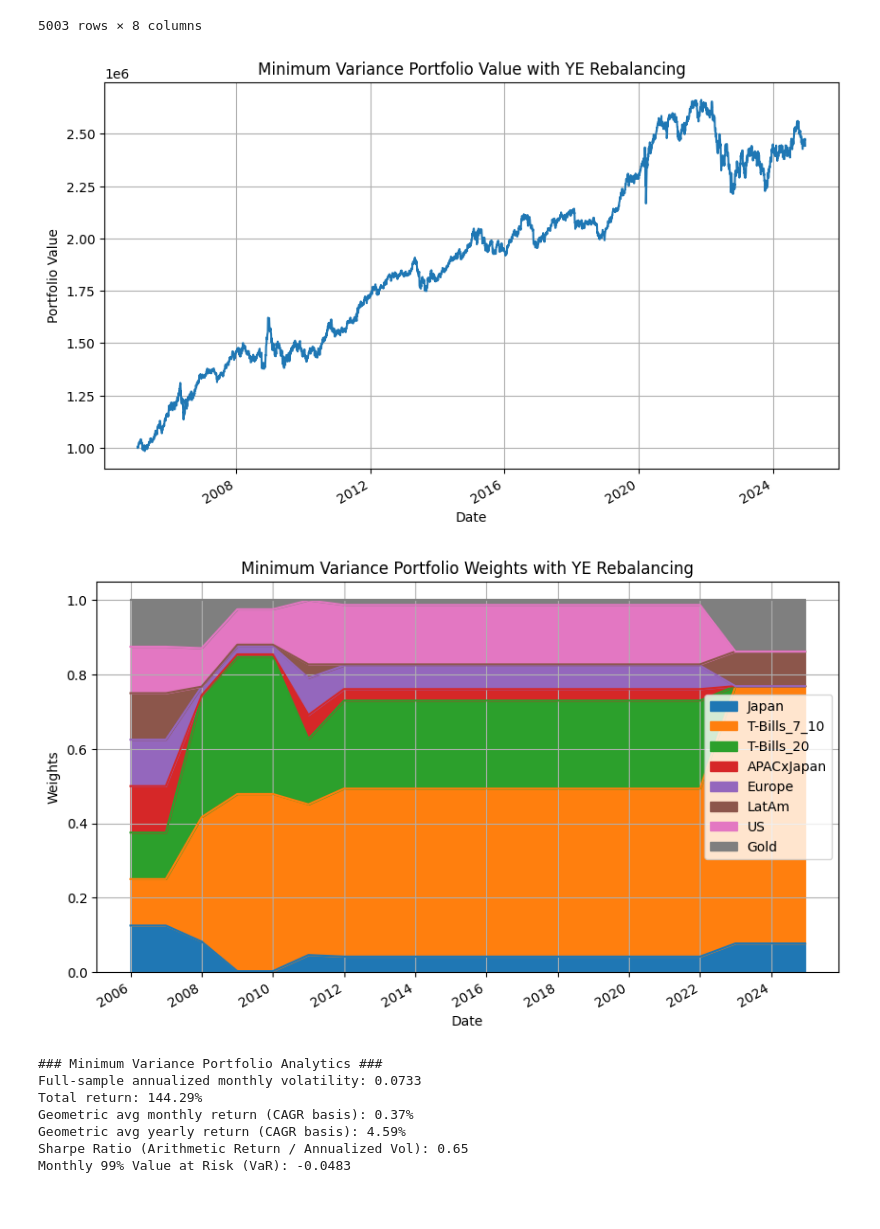
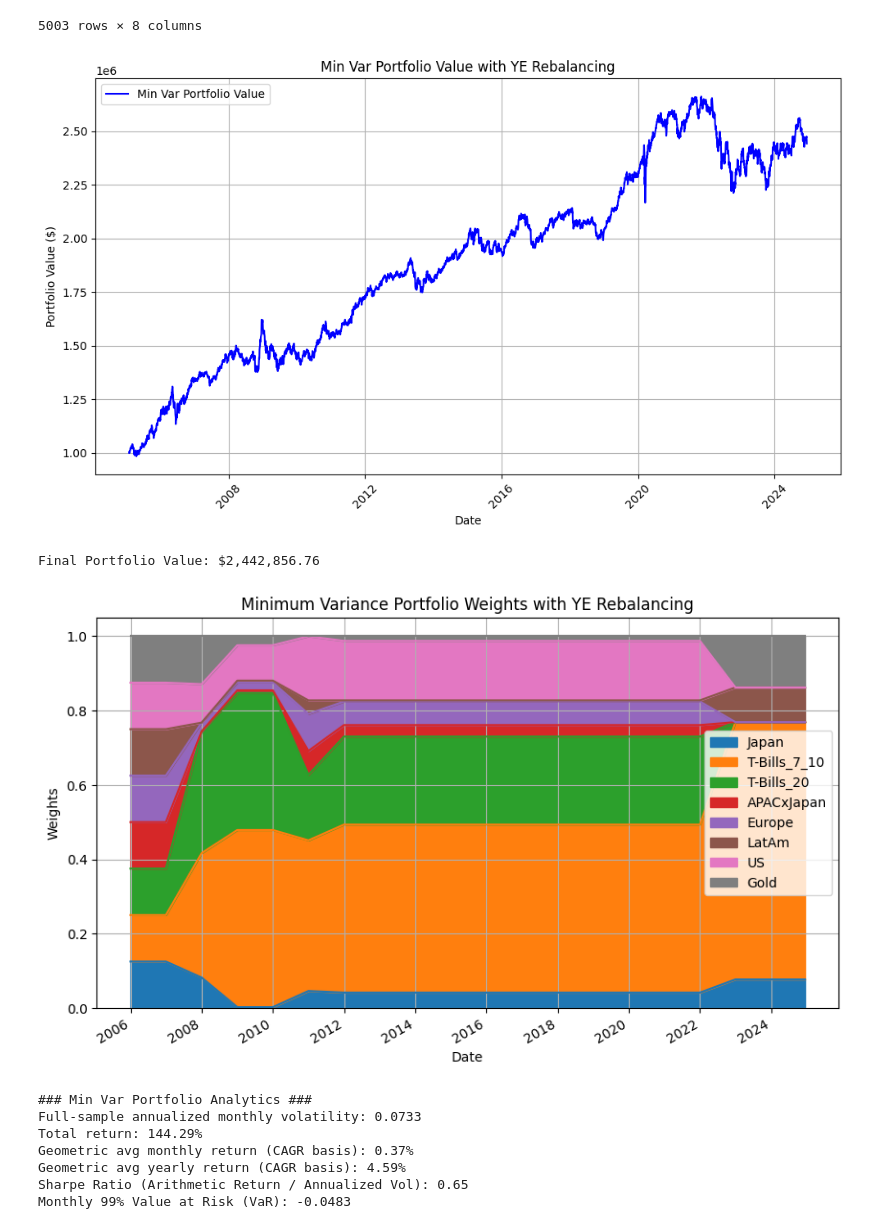
Before and after one commit to plaishev/asset_mgmt_seminar, a Jupyter notebook: Min_Var.ipynb, the cells around one changed output. Drawn from its saved outputs; the diff is of its cells as text; code cells hidden in the pictures.

```diff
--- a/Min_Var.ipynb
+++ b/Min_Var.ipynb
@@ -75,7 +75,7 @@ returns
 | 2024-12-13 | -0.011795 | -0.004674 | -0.010211 | -0.003680 | 0.000738 | -0.005998 | -0.000181 | -0.011667 |
 5003 rows × 8 columns
 # %%
-#### Min Var Portfolio Construction #### ver. 2.0
+#### Min Var Portfolio Construction #### ver 2.1
 
 # Helper to calculate portfolio variance
 def calc_portfolio_variance(w, covariance_matrix):
@@ -139,7 +139,6 @@ def min_variance_portfolio(returns, rebalance_frequency, initial_investment=1e6)
                     w0 = optimal_weights
                     portfolio_weights.loc[this_rebal_date] = w0
 
-
         if i == 0:
             prev_rebal_date = portfolio_value.index[0]
         else:
@@ -155,41 +154,46 @@ def min_variance_portfolio(returns, rebalance_frequency, initial_investment=1e6)
 
     if len(rebal_dates) > 0:
         final_rebal = rebal_dates[-1]
         daily_index_slice = portfolio_value.loc[final_rebal:].index
         for d in range(1, len(daily_index_slice)):
             today = daily_index_slice[d]
             yesterday = daily_index_slice[d - 1]
             daily_ret = (returns.loc[today] * w0).sum()
             portfolio_value.loc[today] = portfolio_value.loc[yesterday] * (1 + daily_ret)
 
-
     return portfolio_value, portfolio_weights
 
 #### Actual Fuction Call ####
 
 rebalance_frequency = 'YE'  # ME = monthly, QE = quarterly, YE = yearly
 portfolio_value, portfolio_weights = min_variance_portfolio(returns, rebalance_frequency)
 
 # Plot the portfolio value over time
-portfolio_value.plot(figsize=(10, 6))
-plt.title(f'Minimum Variance Portfolio Value with {rebalance_frequency} Rebalancing')
+plt.figure(figsize=(10, 6))
+plt.plot(portfolio_value, label='Min Var Portfolio Value', color='blue')
+plt.title(f'Min Var Portfolio Value with {rebalance_frequency} Rebalancing')
 plt.xlabel('Date')
-plt.ylabel('Portfolio Value')
+plt.ylabel('Portfolio Value ($)')
+plt.legend()
 plt.grid(True)
+plt.xticks(rotation=45)
+plt.tight_layout()
 plt.show()
+print(f"Final Portfolio Value: ${portfolio_value.iloc[-1]:,.2f}")
 
 # Plot the portfolio weights over time
 portfolio_weights.plot(figsize=(10, 6), kind='area', stacked=True)
 plt.title(f'Minimum Variance Portfolio Weights with {rebalance_frequency} Rebalancing')
 plt.xlabel('Date')
 plt.ylabel('Weights')
 plt.grid(True)
 plt.show()
 # %% [output]
-[figure, old version]
+[figure, new version]
+Final Portfolio Value: $2,442,856.76
 [figure]
 # %%
-#### Min Var Portfolio Analytics ####
+#### Min Var Portfolio Analytics #### ver 2.1
 
 # 1) Resample to monthly frequency and calculate monthly returns
 monthly_portfolio_value_minvar = portfolio_value.resample('ME').ffill()
@@ -217,7 +221,7 @@ sharpe_ratio_minvar = annualized_arithmetic_return / annualized_vol
 VaR_99_minvar = monthly_returns_minvar.quantile(1 - 0.99)
 
 # 7) Print results
-print("### Minimum Variance Portfolio Analytics ###")
+print("### Min Var Portfolio Analytics ###")
 print(f"Full-sample annualized monthly volatility: {annualized_vol:.4f}")
 print(f"Total return: {total_return_minvar * 100:.2f}%")
 
@@ -227,7 +231,7 @@ print(f"Geometric avg yearly return (CAGR basis): {geo_avg_yearly_return_minvar
 print(f"Sharpe Ratio (Arithmetic Return / Annualized Vol): {sharpe_ratio_minvar:.2f}")
 print(f"Monthly 99% Value at Risk (VaR): {VaR_99_minvar:.4f}")
 # %% [output]
-### Minimum Variance Portfolio Analytics ###
+### Min Var Portfolio Analytics ###
 Full-sample annualized monthly volatility: 0.0733
 Total return: 144.29%
 Geometric avg monthly return (CAGR basis): 0.37%
```
